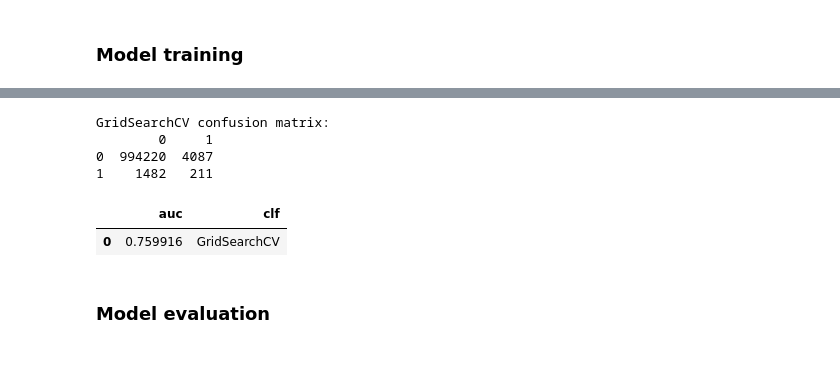
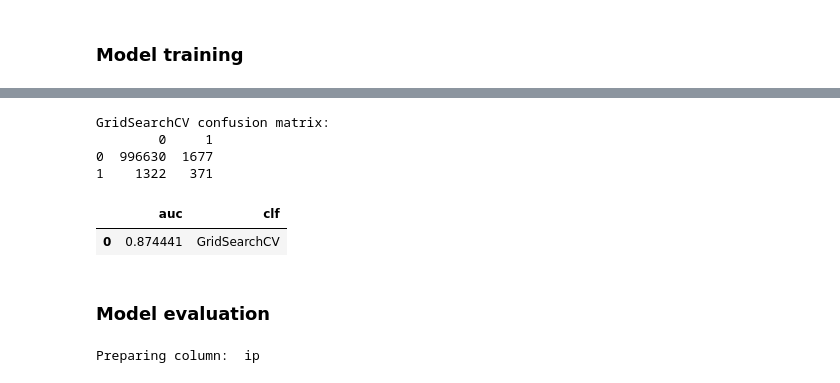
Before and after one commit to dkomlen/kaggle, a Jupyter notebook: talkingdata-adtracking-fraud-detection/fraud-detection.ipynb, the cells around one changed output, grey strips where cells are left out. Cells and saved outputs as stored; diff of their text form; code cells hidden in the pictures.

```diff
--- a/talkingdata-adtracking-fraud-detection/fraud-detection.ipynb
+++ b/talkingdata-adtracking-fraud-detection/fraud-detection.ipynb
@@ -35,12 +35,16 @@ For the given click data, the goal is to output the probability that the user wi
 # %% [markdown]
 Read train and test sets for local modeling and evaluation.
 # %%
-dataset_train = pd.read_csv('data/mnt/ssd/kaggle-talkingdata2/competition_files/train_sample.csv')
-dataset_test = pd.read_csv('data/mnt/ssd/kaggle-talkingdata2/competition_files/train.csv', nrows=1000000)
-dataset_train['click_time'] = pd.to_datetime(dataset_train['click_time'])
-dataset_test['click_time'] = pd.to_datetime(dataset_test['click_time'])
-dataset_train = dataset_train.set_index('click_time')
-dataset_test = dataset_test.set_index('click_time')
+def read_dataset(path, nrows=None):
+    df = pd.read_csv(path, nrows=nrows)
+    df['click_time'] = pd.to_datetime(df['click_time'])
+    df = df.set_index('click_time')
+    df.sort_index(inplace=True)
+
+    return df
+
+dataset_train = read_dataset('data/mnt/ssd/kaggle-talkingdata2/competition_files/train_sample.csv')
+dataset_test = read_dataset('data/mnt/ssd/kaggle-talkingdata2/competition_files/train.csv', nrows=1000000)
 # %% [markdown]
 ### Data exploration
 # %%
@@ -137,7 +159,3 @@ dataset_train.apply(lambda x: 1 if x['channel'] == 213 and x['app'] == 19 else 0
 [figure]
 # %% [markdown]
 ### Data preparation
-# %%
-def prepare_dataset(X):
-    X['hour'] = X.index.hour
-    return X.drop(labels=['is_attributed', 'attributed_time', 'click_time'], axis=1, errors='ignore')
@@ -245,37 +328,38 @@ DecisionTreeClassifier confusion matrix:
 # %%
 # https://www.analyticsvidhya.com/blog/2018/05/improve-model-performance-cross-validation-in-python-r/
 from sklearn.model_selection import GridSearchCV, StratifiedKFold
 from sklearn.metrics import make_scorer
 from sklearn.externals import joblib
 
 def optimize_model(estimator, params, cv):
     scorer = make_scorer(roc_auc_score)
     gs = GridSearchCV(estimator=estimator, param_grid=params, scoring=scorer, cv=cv)
     return gs.fit(train_X, train_y)
 
 cv = StratifiedKFold(n_splits=5, shuffle=True)
-dt_model = optimize_model(tree.DecisionTreeClassifier(), {
-        'criterion' : ['gini', 'entropy'],
-        'splitter': ['best', 'random']
+model = optimize_model(GradientBoostingClassifier(), {
+        'loss' : ['deviance', 'exponential'],
+        'learning_rate': [0.1, 0.2, 0.3],
+        'n_estimators': [50, 100, 200],
     }, cv=cv)
 
-nb_model = optimize_model(GaussianNB(), {}, cv=cv)
-
-joblib.dump(nb_model, 'final_model.joblib')
-pd.DataFrame(evaluate_model(nb_model))
+joblib.dump(model, 'final_model.joblib')
+pd.DataFrame(evaluate_model(model))
 # %% [output]
 GridSearchCV confusion matrix:
         0     1
-0  994220  4087
-1    1482   211
+0  996630  1677
+1    1322   371
 |  | auc | clf |
-| 0 | 0.759916 | GridSearchCV |
+| 0 | 0.874441 | GridSearchCV |
 # %% [markdown]
 ### Model evaluation
 # %%
-dataset_test_all = pd.read_csv('data/test.csv')
+dataset_test_all = read_dataset('data/test.csv')
 test_all_ids = dataset_test_all['click_id']
 test_all_X = prepare_dataset(dataset_test_all.drop('click_id', axis=1))
+# %% [output]
+Preparing column:  ip
 # %%
 from sklearn.externals import joblib
 
```
Also changed, not shown: parts of 7 cells of this notebook, 1 other file.
